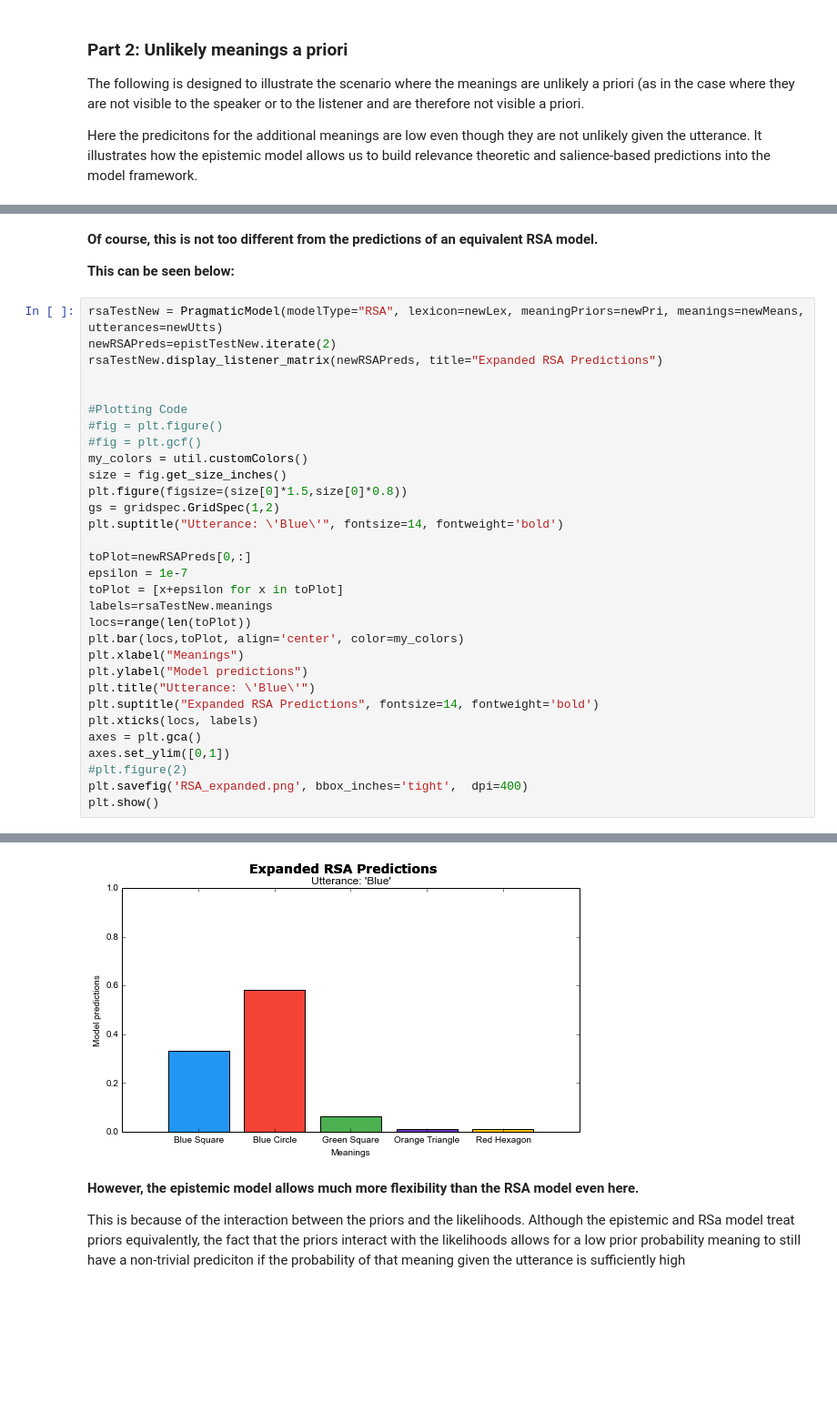
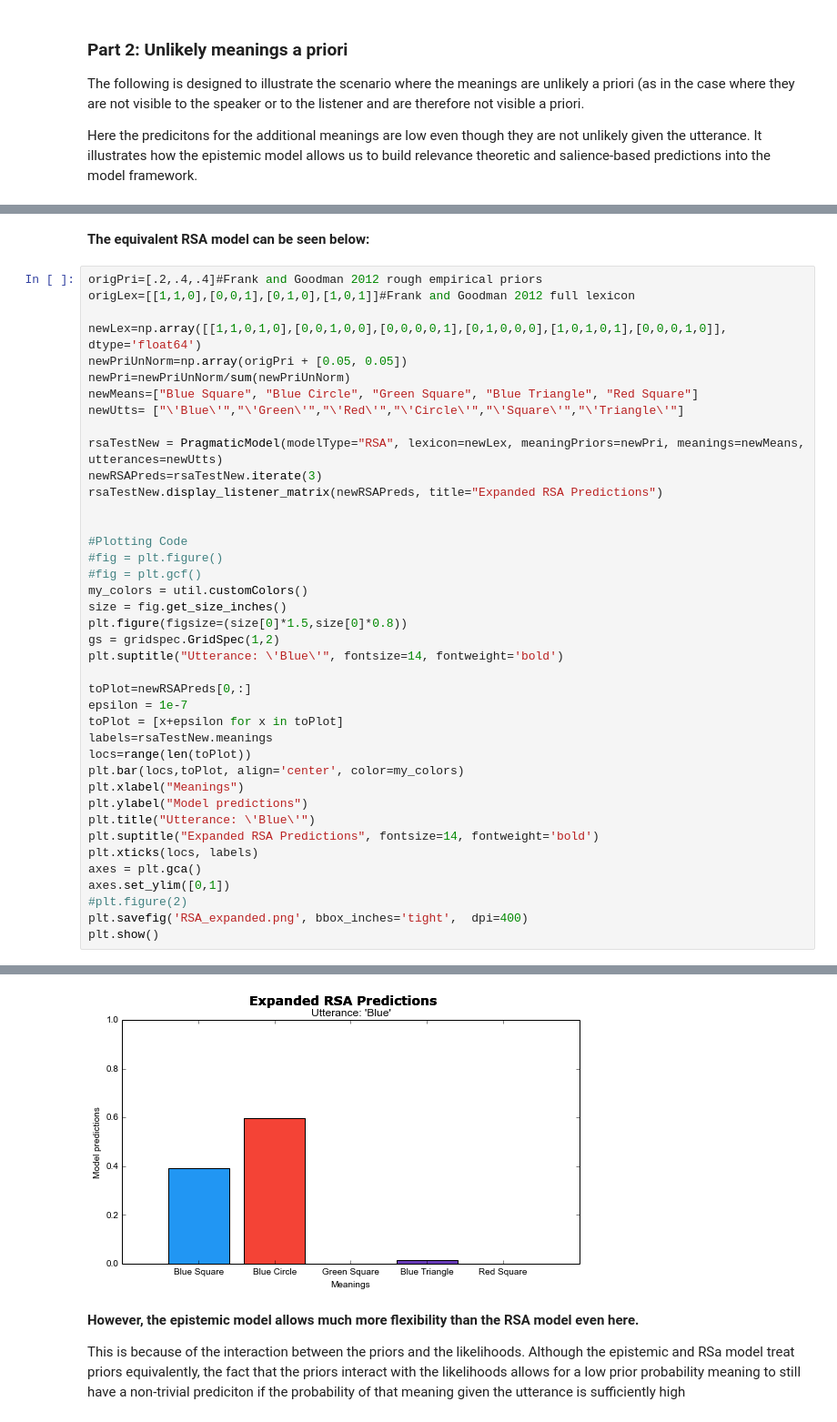
Before and after one commit to Epist/EpistemicPragmatics, a Jupyter notebook: Examples for paper.ipynb, the cells around one changed output, grey strips where cells are left out. Shown at 91% size. Cells and saved outputs as stored; diff of their text form; blank space fills up the shorter version.

```diff
--- a/Examples for paper.ipynb
+++ b/Examples for paper.ipynb
@@ -295,10 +295,18 @@ Expanded SCIMPI Predictions
 # %% [markdown]
-**Of course, this is not too different from the predictions of an equivalent RSA model.**
 
-**This can be seen below:**
+**The equivalent RSA model can be seen below:**
 # %%
+origPri=[.2,.4,.4]#Frank and Goodman 2012 rough empirical priors
+origLex=[[1,1,0],[0,0,1],[0,1,0],[1,0,1]]#Frank and Goodman 2012 full lexicon
+
+newLex=np.array([[1,1,0,1,0],[0,0,1,0,0],[0,0,0,0,1],[0,1,0,0,0],[1,0,1,0,1],[0,0,0,1,0]], dtype='float64')
+newPriUnNorm=np.array(origPri + [0.05, 0.05])
+newPri=newPriUnNorm/sum(newPriUnNorm)
+newMeans=["Blue Square", "Blue Circle", "Green Square", "Blue Triangle", "Red Square"]
+newUtts= ["\'Blue\'","\'Green\'","\'Red\'","\'Circle\'","\'Square\'","\'Triangle\'"]
+
 rsaTestNew = PragmaticModel(modelType="RSA", lexicon=newLex, meaningPriors=newPri, meanings=newMeans, utterances=newUtts)
-newRSAPreds=epistTestNew.iterate(2)
+newRSAPreds=rsaTestNew.iterate(3)
 rsaTestNew.display_listener_matrix(newRSAPreds, title="Expanded RSA Predictions")
 
 
@@ -340,4 +348,4 @@ Expanded RSA Predictions
-[figure, old version]
+[figure, new version]
 # %% [markdown]
 **However, the epistemic model allows much more flexibility than the RSA model even here.**
 
```
Also changed, not shown: parts of 11 cells of this notebook, 1 other file.
